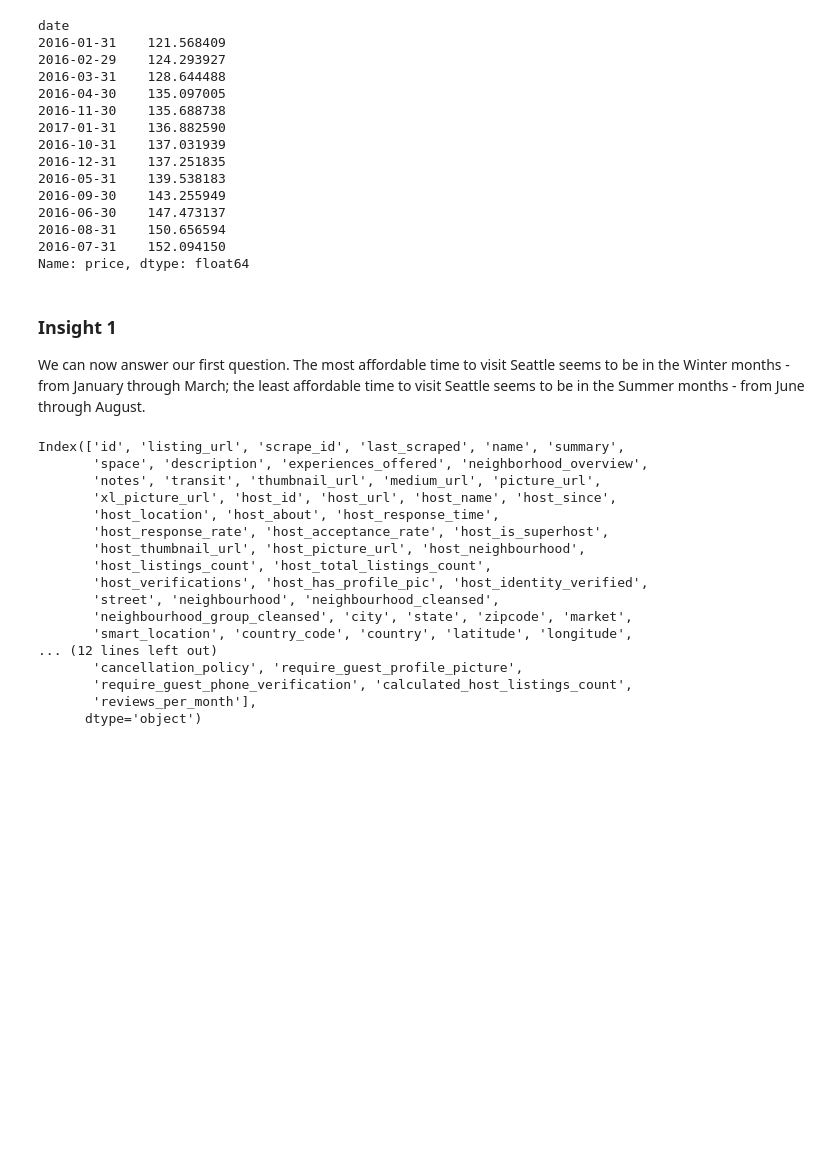
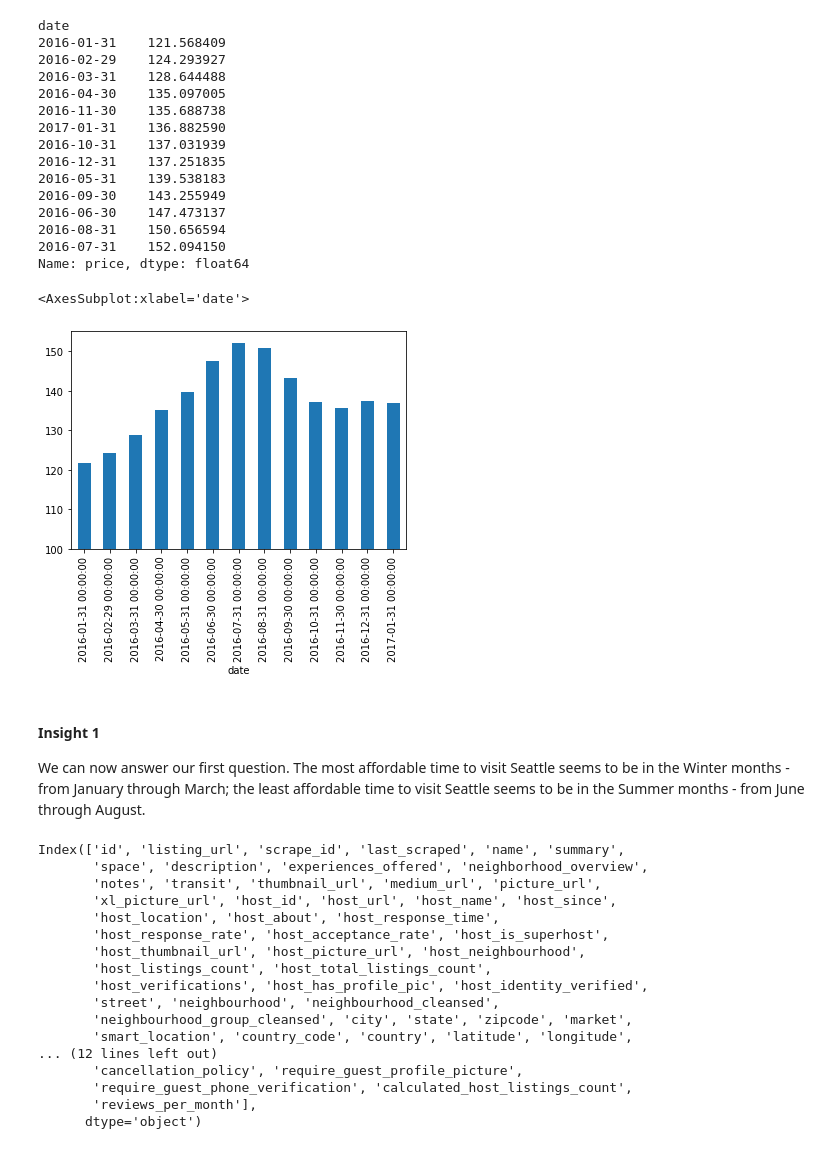
Before and after one commit to joelannenberg/airbnb-seattle, a Jupyter notebook: Analysis.ipynb, the cells around one changed output. Saved outputs shown, nothing was run; the diff lists cells and outputs as text; code cells hidden in the pictures; blank space fills up the shorter version.

```diff
--- a/Analysis.ipynb
+++ b/Analysis.ipynb
@@ -35,9 +41,6 @@ dtype: object
 # %%
 # convert date column from str to datetime
 price_df["date"] = pd.to_datetime(price_df["date"], format="%Y-%m-%d")
-# convert price column from str to float
-price_df["price"] = price_df["price"].replace('[\$,]', '', regex=True).astype(float)
-price_df.dtypes
 # %% [output]
 A value is trying to be set on a copy of a slice from a DataFrame.
 Try using .loc[row_indexer,col_indexer] = value instead
@@ -56,0 +50,9 @@ dtype: object
+# %%
+# function that takes a df and converts it from a text (object) representation of money to float
+def text_to_float(df):
+    """Converts a df from text (object) representation of money to float."""
+    return df.replace('[\$,]', '', regex=True).astype(float)
+
+# convert price column from str to float
+price_df["price"] = text_to_float(price_df["price"])
+price_df.dtypes
@@ -74,8 +87,15 @@ date
 2016-08-31    150.656594
 2016-07-31    152.094150
 Name: price, dtype: float64
+# %%
+# create bar chart showing average price by month
+price_df["price"].groupby(by=pd.Grouper(freq='M')).mean() \
+    .plot(kind='bar', ylim=(100,155))
+# %% [output]
+<AxesSubplot:xlabel='date'>
+[figure, added]
 # %% [markdown]
-### Insight 1
+#### Insight 1
 We can now answer our first question. The most affordable time to visit Seattle seems to be in the Winter months - from January through March; the least affordable time to visit Seattle seems to be in the Summer months - from June through August.
 # %%
 list_df.columns
```
Also changed, not shown: parts of 12 cells of this notebook, 1 other file.
